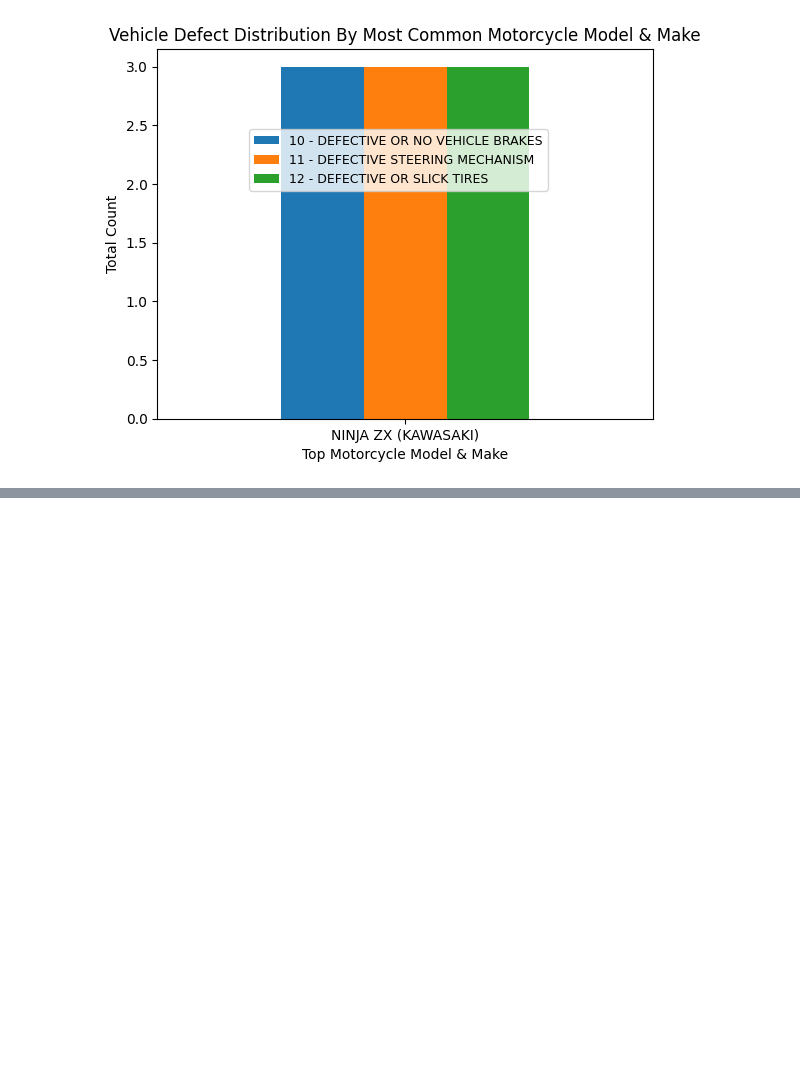
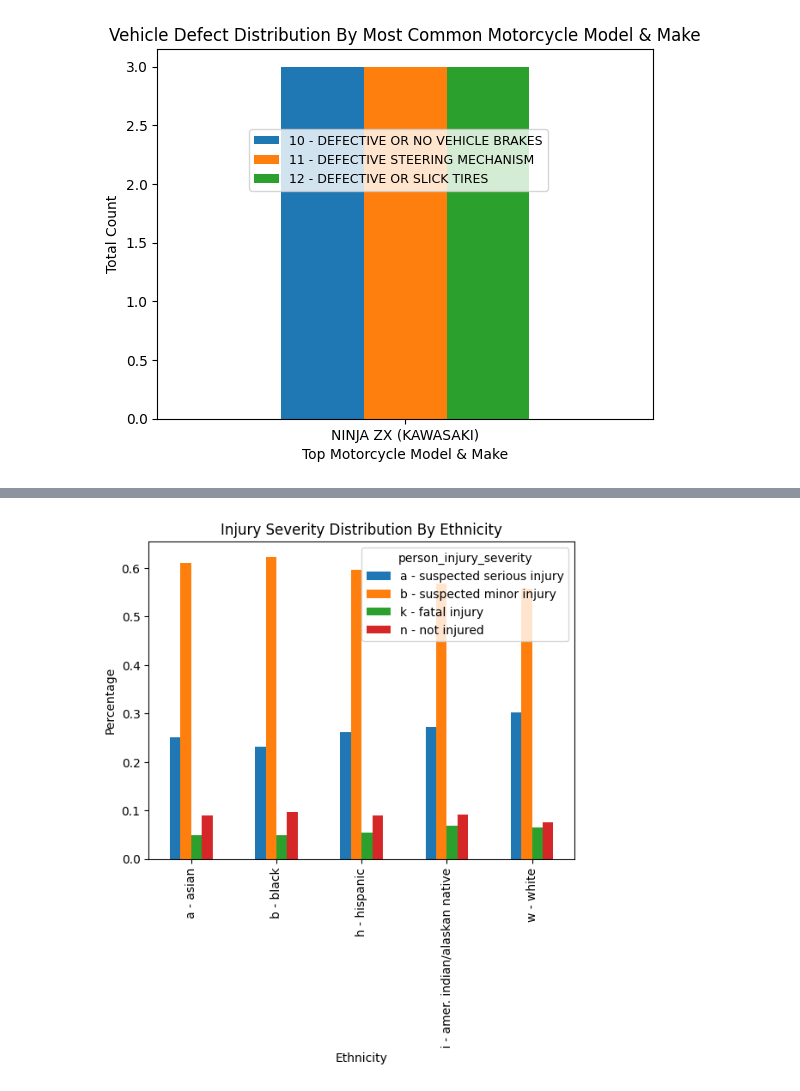
Before and after one commit to tex-wrex/tex-wrex, a Jupyter notebook: Jared/explore_get_specific_visuals.ipynb, the cells around one changed output, grey strips where cells are left out. Saved outputs shown, nothing was run; the diff lists cells and outputs as text; code cells hidden in the pictures; blank space fills up the shorter version.

```diff
--- a/Jared/explore_get_specific_visuals.ipynb
+++ b/Jared/explore_get_specific_visuals.ipynb
@@ -265,3 +298,13 @@ master.columns.to_list()
+# %%
+ethnicitystuff = master[~master.person_ethnicity.str.startswith(('98', '99'))]
+ethniccross = pd.crosstab(ethnicitystuff.person_ethnicity, ethnicitystuff.person_injury_severity, normalize='index').plot(kind='bar')
+plt.title('Injury Severity Distribution By Ethnicity')
+plt.xlabel('Ethnicity')
+plt.xticks(rotation=90)
+plt.ylabel('Percentage')
+plt.show()
+# %% [output]
+[figure, added]
 # %% [markdown]
 <div style='background-color:orange'>
 <a id='misc'></a>
```
Also changed, not shown: parts of 67 cells of this notebook.
